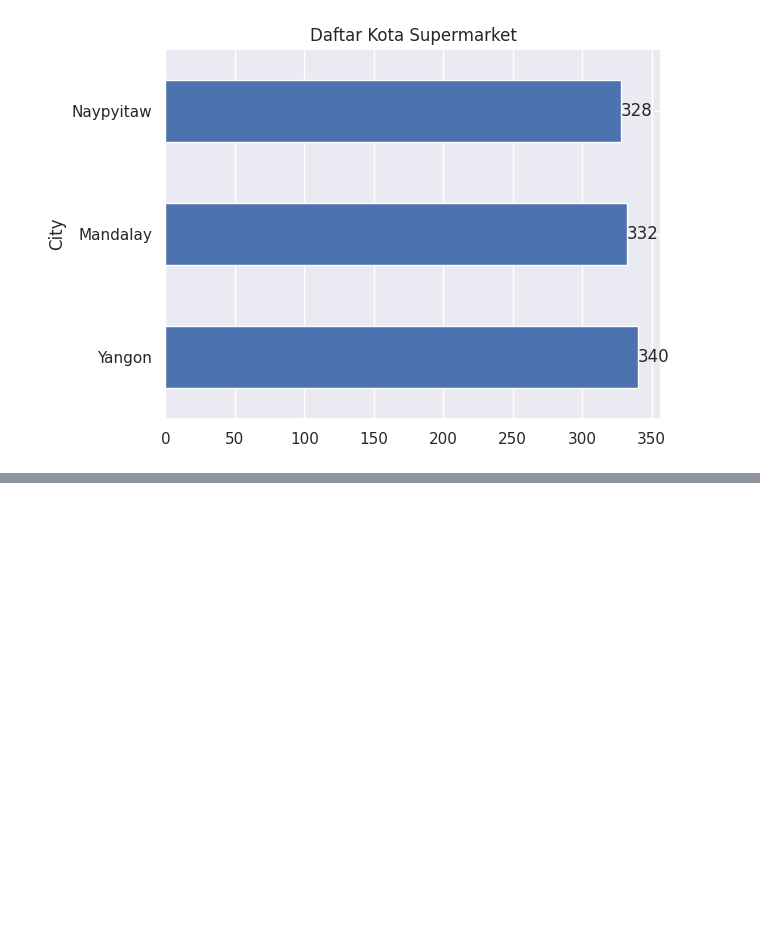
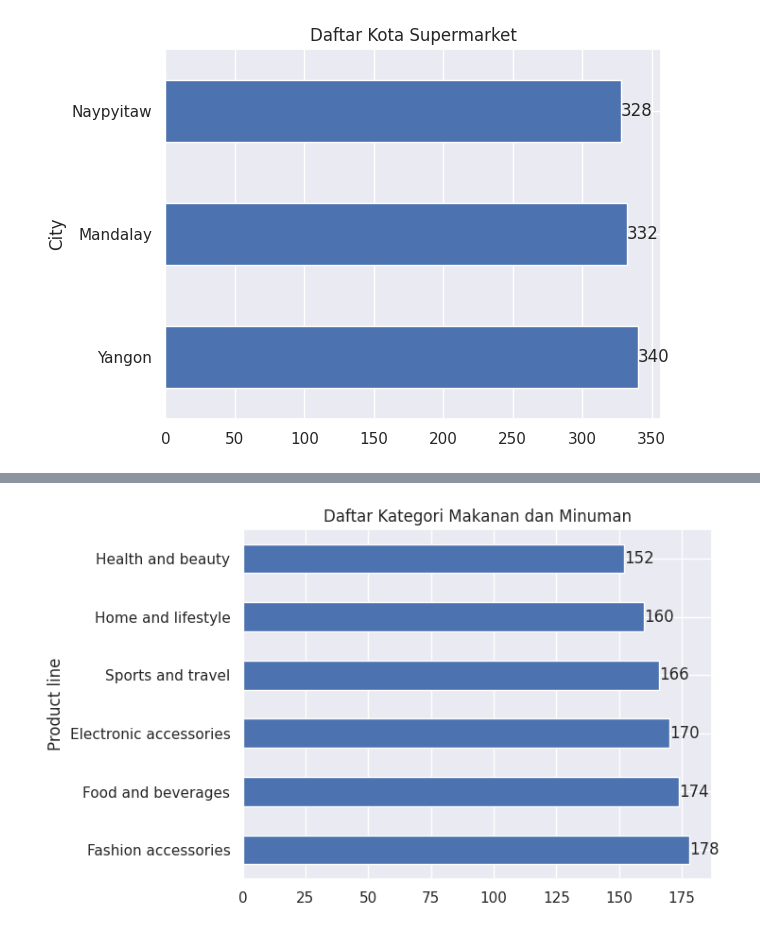
Before and after one commit to hendrimardani/data_science_supermarket_sales, a Jupyter notebook: supermarket_sales.ipynb, the cells around one changed output, grey strips where cells are left out. Saved outputs shown, nothing was run; the diff lists cells and outputs as text; code cells hidden in the pictures; blank space fills up the shorter version.

```diff
--- a/supermarket_sales.ipynb
+++ b/supermarket_sales.ipynb
@@ -132,0 +126,9 @@ data
+# %%
+plot = data["Product line"].value_counts()
+ax = plot.plot.barh()
+ax.set_title("Daftar Kategori Makanan dan Minuman")
+
+for container in ax.containers:
+    ax.bar_label(container)
+# %% [output]
+[figure, added]
```
Also changed, not shown: parts of 2 cells of this notebook.
